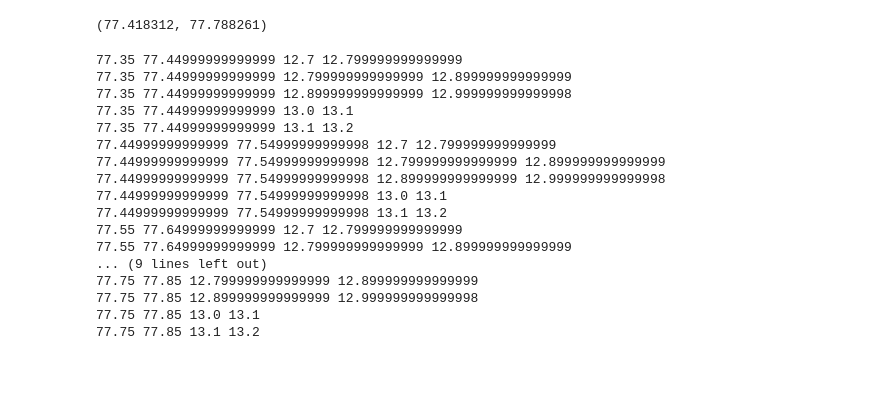
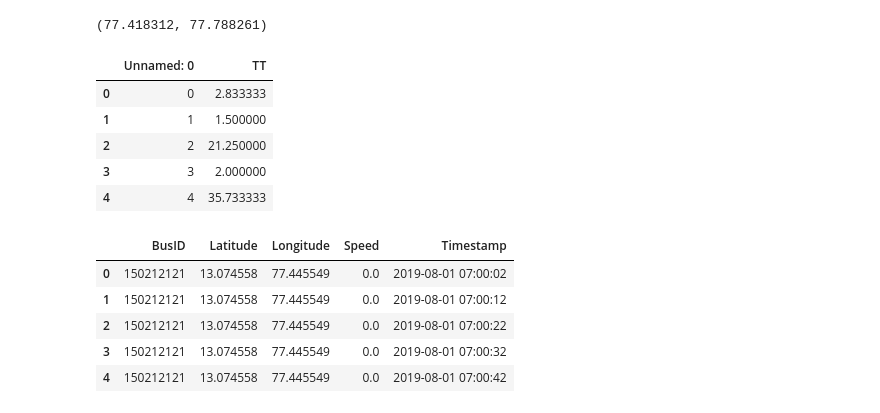
Before and after one commit to abhikjain360/abhik_DS_268XE, a Jupyter notebook: Untitled.ipynb, the cells around one changed output. Saved outputs shown, nothing was run; the diff lists cells and outputs as text; code cells hidden in the pictures; blank space fills up the shorter version.

```diff
--- a/Untitled.ipynb
+++ b/Untitled.ipynb
@@ -43,24 +41,19 @@ lat_start, lat_end, lon_start, lon_end = 77.35, 77.85, 12.7, 13.8
-# %%
-for i in range(5):
-    lat_add = i * 0.1
-    for j in range(5):
-        lon_add = j * 0.1
-        print(lat_start + lat_add, lat_start + lat_add + 0.1, lon_start + lon_add, lon_start + lon_add + 0.1)
-# %% [output]
-77.35 77.44999999999999 12.7 12.799999999999999
-77.35 77.44999999999999 12.799999999999999 12.899999999999999
-77.35 77.44999999999999 12.899999999999999 12.999999999999998
-77.35 77.44999999999999 13.0 13.1
-77.35 77.44999999999999 13.1 13.2
-77.44999999999999 77.54999999999998 12.7 12.799999999999999
-77.44999999999999 77.54999999999998 12.799999999999999 12.899999999999999
-77.44999999999999 77.54999999999998 12.899999999999999 12.999999999999998
-77.44999999999999 77.54999999999998 13.0 13.1
-77.44999999999999 77.54999999999998 13.1 13.2
-77.55 77.64999999999999 12.7 12.799999999999999
-77.55 77.64999999999999 12.799999999999999 12.899999999999999
-... (9 lines left out)
-77.75 77.85 12.799999999999999 12.899999999999999
-77.75 77.85 12.899999999999999 12.999999999999998
-77.75 77.85 13.0 13.1
-77.75 77.85 13.1 13.2
+# %%
+ground_truth_df = pd.read_csv('dataset/GroundTruth.csv')
+ground_truth_df.head()
+# %% [output]
+|  | Unnamed: 0 | TT |
+| 0 | 0 | 2.833333 |
+| 1 | 1 | 1.500000 |
+| 2 | 2 | 21.250000 |
+| 3 | 3 | 2.000000 |
+| 4 | 4 | 35.733333 |
+# %%
+bmtc_df.head()
+# %% [output]
+|  | BusID | Latitude | Longitude | Speed | Timestamp |
+| 0 | 150212121 | 13.074558 | 77.445549 | 0.0 | 2019-08-01 07:00:02 |
+| 1 | 150212121 | 13.074558 | 77.445549 | 0.0 | 2019-08-01 07:00:12 |
+| 2 | 150212121 | 13.074558 | 77.445549 | 0.0 | 2019-08-01 07:00:22 |
+| 3 | 150212121 | 13.074558 | 77.445549 | 0.0 | 2019-08-01 07:00:32 |
+| 4 | 150212121 | 13.074558 | 77.445549 | 0.0 | 2019-08-01 07:00:42 |
```
Also changed, not shown: parts of 11 cells of this notebook.
